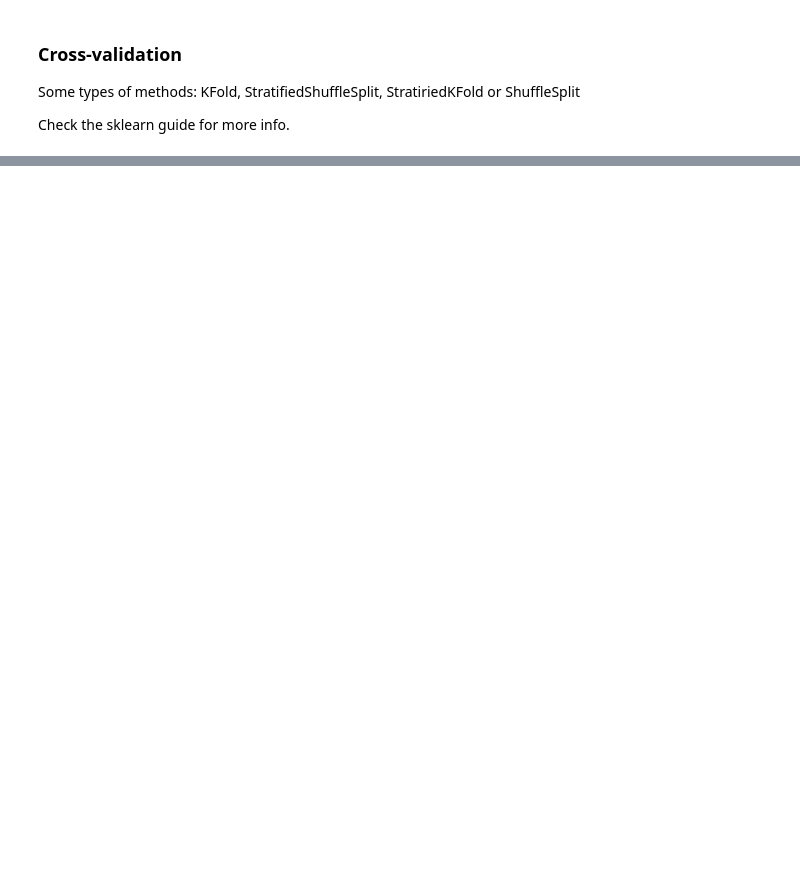
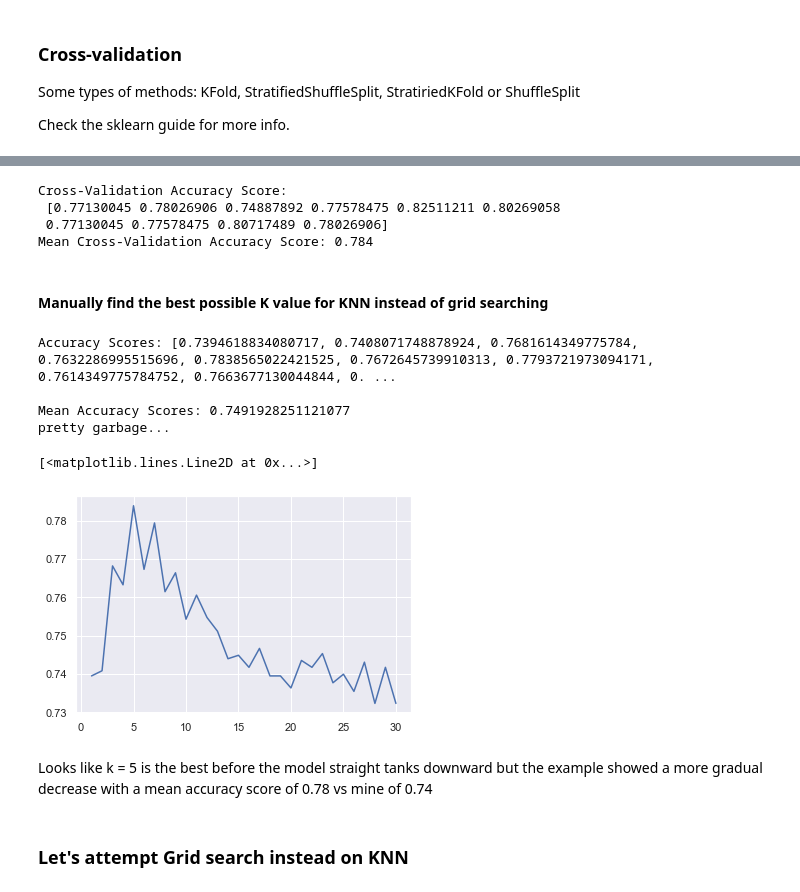
Before and after one commit to davidtnly/Python, a Jupyter notebook: MachineLearning/07-titanic-dev.ipynb, the cells around one changed output, grey strips where cells are left out. Saved outputs shown, nothing was run; the diff lists cells and outputs as text; code cells hidden in the pictures; blank space fills up the shorter version.

```diff
--- a/MachineLearning/07-titanic-dev.ipynb
+++ b/MachineLearning/07-titanic-dev.ipynb
@@ -3008,0 +3626,52 @@ column_names = X.columns
+# %%
+# Import the model
+from sklearn.neighbors import KNeighborsClassifier
+from sklearn.model_selection import StratifiedShuffleSplit, cross_val_score
+from sklearn.model_selection import GridSearchCV, StratifiedKFold
+
+# Call the model object
+knn = KNeighborsClassifier(metric='minkowski', p=2)
+
+# 10-fold cv using stratified shuffle split
+cv = StratifiedShuffleSplit(n_splits=10, test_size=0.25, random_state=2)
+
+# Cross-validate score using cross_val_score
+accuracies = cross_val_score(knn, x, y, cv=cv, scoring='accuracy')
+print('Cross-Validation Accuracy Score:\n {}'.format(accuracies))
+print('Mean Cross-Validation Accuracy Score: {}\n'.format(round(accuracies.mean(), 3)))
+# %% [output]
+Cross-Validation Accuracy Score:
+ [0.77130045 0.78026906 0.74887892 0.77578475 0.82511211 0.80269058
+ 0.77130045 0.77578475 0.80717489 0.78026906]
+Mean Cross-Validation Accuracy Score: 0.784
+# %% [markdown]
+#### Manually find the best possible K value for KNN instead of grid searching
+# %%
+# Search for an optimal value of K for KNN
+k_range = range(1,31)
+k_scores = []
+
+# Loop through the range
+for k in k_range:
+    knn = KNeighborsClassifier(n_neighbors=k)
+    scores = cross_val_score(knn, x, y, cv=cv, scoring='accuracy')
+    k_scores.append(scores.mean())
+
+print("Accuracy Scores: {}\n".format(k_scores))
+print ("Mean Accuracy Scores: {}".format(np.mean(k_scores)))
+print('pretty garbage...')
+# %% [output]
+Accuracy Scores: [0.7394618834080717, 0.7408071748878924, 0.7681614349775784, 0.7632286995515696, 0.7838565022421525, 0.7672645739910313, 0.7793721973094171, 0.7614349775784752, 0.7663677130044844, 0. ...
+
+Mean Accuracy Scores: 0.7491928251121077
+pretty garbage...
+# %%
+from matplotlib import pyplot as plt
+plt.plot(k_range, k_scores)
+# %% [output]
+[<matplotlib.lines.Line2D at 0x...>]
+[figure, added]
+# %% [markdown]
+Looks like k = 5 is the best before the model straight tanks downward but the example showed a more gradual decrease with a mean accuracy score of 0.78 vs mine of 0.74
+# %% [markdown]
+### Let's attempt Grid search instead on KNN
```
Also changed, not shown: parts of 86 cells of this notebook.
